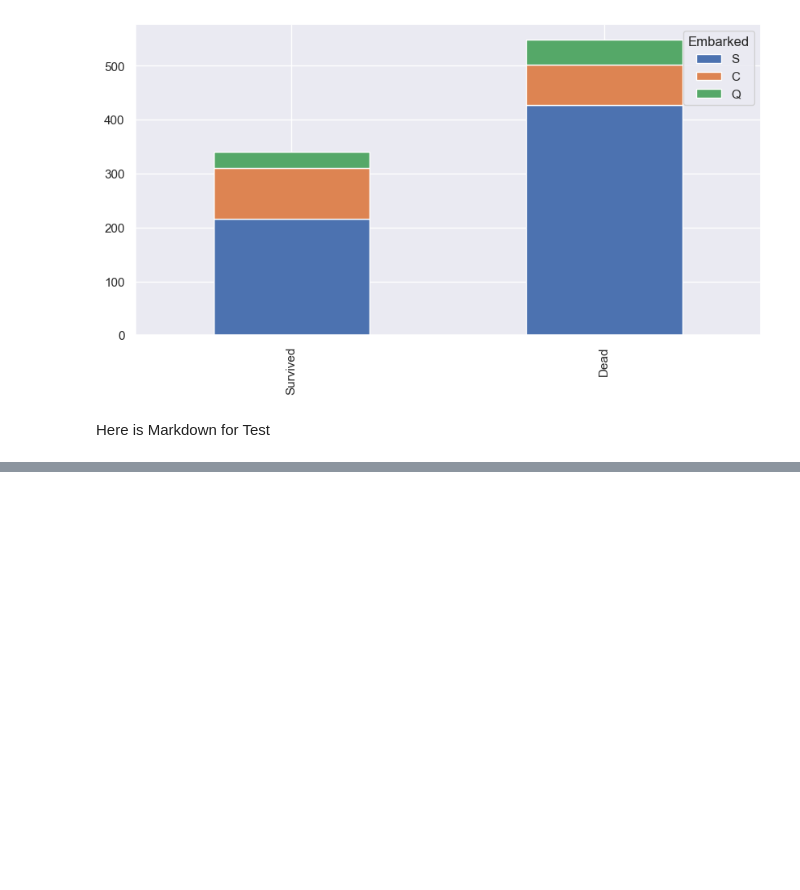
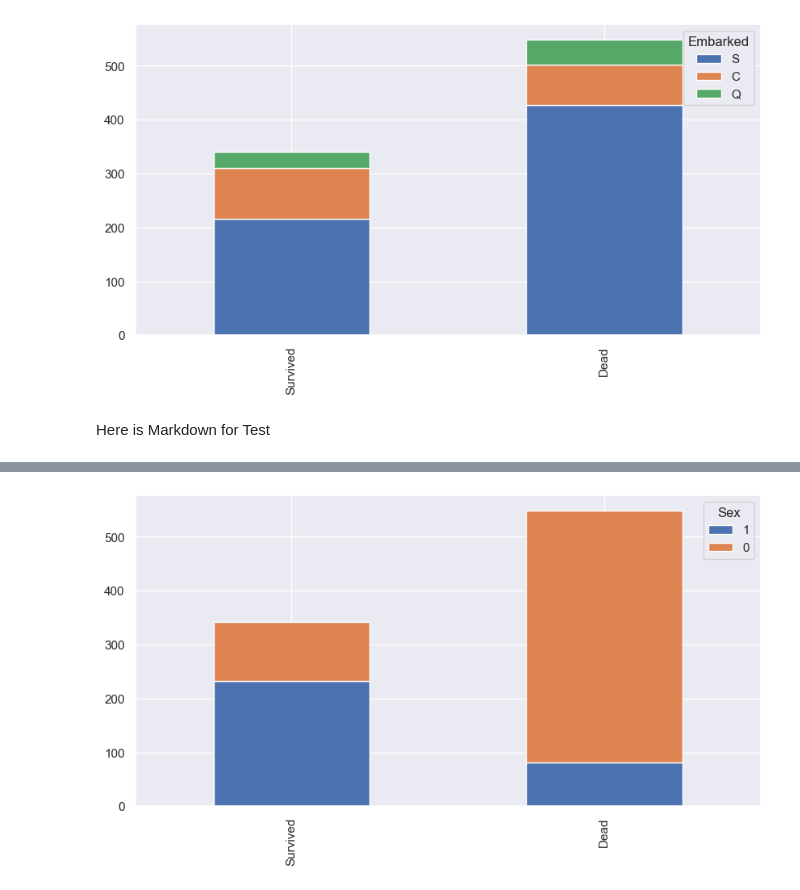
Before and after one commit to Nocharm/kaggle-titanic, a Jupyter notebook: Titanic_HYJN.ipynb, the cells around one changed output, grey strips where cells are left out. Saved outputs shown, nothing was run; the diff lists cells and outputs as text; code cells hidden in the pictures; blank space fills up the shorter version.

```diff
--- a/Titanic_HYJN.ipynb
+++ b/Titanic_HYJN.ipynb
@@ -190,0 +220,4 @@ train.head(15)
+# %%
+bar_chart('Sex')
+# %% [output]
+[figure, added]
```
Also changed, not shown: parts of 21 cells of this notebook.
